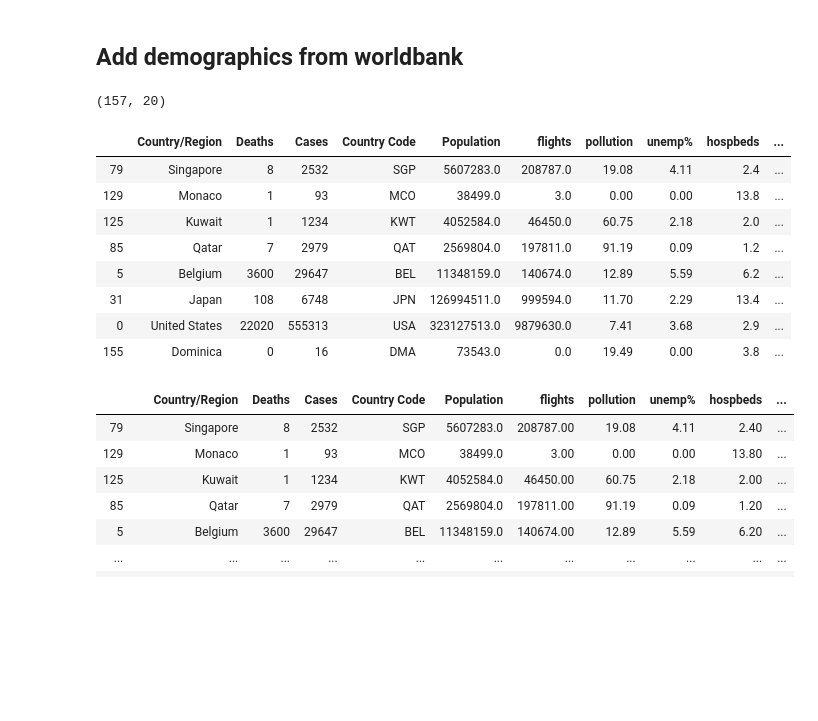
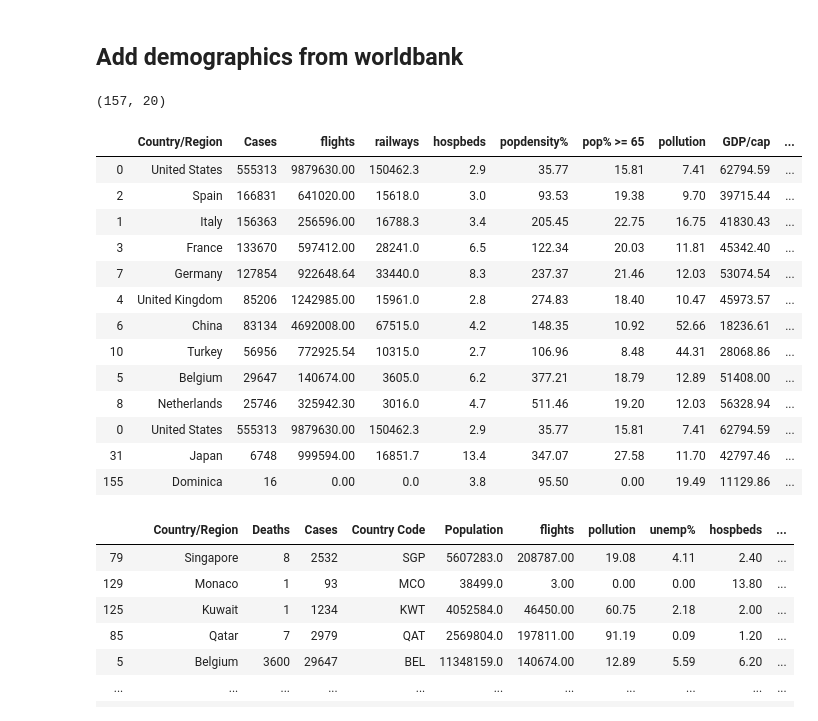
Before and after one commit to dougfoo/machineLearning, a Jupyter notebook: covid/COVID-global-clustering.ipynb, the cells around one changed output. Saved outputs shown, nothing was run; the diff lists cells and outputs as text; code cells hidden in the pictures; blank space fills up the shorter version.

Commit message:
updated correlation table

```diff
--- a/covid/COVID-global-clustering.ipynb
+++ b/covid/COVID-global-clustering.ipynb
@@ -164,44 +164,51 @@ def add_metric(indicator, colname, dfm, year='2019', debug=True):
 # rail lines http://api.worldbank.org/v2/en/indicator/IS.RRS.TOTL.KM?downloadformat=csv
 # employment F http://api.worldbank.org/v2/en/indicator/SL.TLF.CACT.FE.ZS?downloadformat=csv
 # employment M http://api.worldbank.org/v2/en/indicator/SL.TLF.CACT.MA.ZS?downloadformat=csv
 # unemployment http://api.worldbank.org/v2/en/indicator/SL.UEM.TOTL.ZS?downloadformat=csv
 # urban pop% http://api.worldbank.org/v2/en/indicator/SP.URB.TOTL.IN.ZS?downloadformat=csv
 # pollution EN.ATM.PM25.MC.M3
 # slum% indicator/ EN.POP.SLUM.UR.ZS
 
 df_gmerged3 = df_gmerged.copy()  # df_gmerged2 no longer needed
 
 df_gmerged3 = add_metric('IS.AIR.DPRT', 'flights', df_gmerged3, year='2019', debug=False)
 df_gmerged3 = add_metric('EN.ATM.PM25.MC.M3', 'pollution', df_gmerged3, year='2019', debug=False)
 df_gmerged3 = add_metric('SL.UEM.TOTL.ZS', 'unemp%', df_gmerged3, year='2019', debug=False)
 df_gmerged3 = add_metric('SH.MED.BEDS.ZS', 'hospbeds', df_gmerged3, year='2019', debug=False)
 df_gmerged3 = add_metric('IS.RRS.TOTL.KM', 'railways', df_gmerged3, year='2019', debug=False)
 df_gmerged3 = add_metric('SP.URB.TOTL.IN.ZS', 'urbanpop%', df_gmerged3, year='2019', debug=False)
 df_gmerged3 = add_metric('EN.POP.SLUM.UR.ZS', 'slum%', df_gmerged3, year='2019', debug=False)
 df_gmerged3 = add_metric('EN.POP.DNST', 'popdensity%', df_gmerged3, year='2019', debug=False)
 df_gmerged3 = add_metric('NY.GDP.PCAP.PP.CD', 'GDP/cap', df_gmerged3, year='2019', debug=False)
 df_gmerged3 = add_metric('SE.ADT.LITR.ZS', 'literacy', df_gmerged3, year='2019', debug=False)
 df_gmerged3 = add_metric('FR.INR.DPST', 'deposit rate', df_gmerged3, year='2019', debug=False)
 df_gmerged3 = add_metric('SH.DTH.COMM.ZS', 'COD disease', df_gmerged3, year='2019', debug=False)
 df_gmerged3 = add_metric('SH.IMM.IDPT', 'DTP immunized', df_gmerged3, year='2019', debug=False)
 df_gmerged3 = add_metric('SP.POP.65UP.TO.ZS', 'pop% >= 65', df_gmerged3, year='2019', debug=False)
 df_gmerged3 = add_metric('TG.VAL.TOTL.GD.ZS', 'trade%', df_gmerged3, year='2019', debug=False)
 
 
-df_gmerged3 = df_gmerged3.sort_values(by='urbanpop%', ascending=False).drop(columns=['Year'])
+df_gmerged3 = df_gmerged3.sort_values(by='Cases', ascending=False).drop(columns=['Year'])
 
-display(df_gmerged3.shape, pd.concat([df_gmerged3.head(5), df_gmerged3[df_gmerged3['Country/Region'].isin(['Japan','United States','Dominica'])]], axis=0))
+df_x = pd.concat([df_gmerged3.head(10), df_gmerged3[df_gmerged3['Country/Region'].isin(['Japan','United States','Dominica'])]], axis=0)
+
+display(df_gmerged3.shape, df_x[['Country/Region','Cases','flights','railways','hospbeds','popdensity%','pop% >= 65','pollution','GDP/cap','COD disease','urbanpop%','unemp%']])
 # %% [output]
 (157, 20)
-|  | Country/Region | Deaths | Cases | Country Code | Population | flights | pollution | unemp% | hospbeds | ... |
-| 79 | Singapore | 8 | 2532 | SGP | 5607283.0 | 208787.0 | 19.08 | 4.11 | 2.4 | ... |
-| 129 | Monaco | 1 | 93 | MCO | 38499.0 | 3.0 | 0.00 | 0.00 | 13.8 | ... |
-| 125 | Kuwait | 1 | 1234 | KWT | 4052584.0 | 46450.0 | 60.75 | 2.18 | 2.0 | ... |
-| 85 | Qatar | 7 | 2979 | QAT | 2569804.0 | 197811.0 | 91.19 | 0.09 | 1.2 | ... |
-| 5 | Belgium | 3600 | 29647 | BEL | 11348159.0 | 140674.0 | 12.89 | 5.59 | 6.2 | ... |
-| 31 | Japan | 108 | 6748 | JPN | 126994511.0 | 999594.0 | 11.70 | 2.29 | 13.4 | ... |
-| 0 | United States | 22020 | 555313 | USA | 323127513.0 | 9879630.0 | 7.41 | 3.68 | 2.9 | ... |
-| 155 | Dominica | 0 | 16 | DMA | 73543.0 | 0.0 | 19.49 | 0.00 | 3.8 | ... |
+|  | Country/Region | Cases | flights | railways | hospbeds | popdensity% | pop% >= 65 | pollution | GDP/cap | ... |
+| 0 | United States | 555313 | 9879630.00 | 150462.3 | 2.9 | 35.77 | 15.81 | 7.41 | 62794.59 | ... |
+| 2 | Spain | 166831 | 641020.00 | 15618.0 | 3.0 | 93.53 | 19.38 | 9.70 | 39715.44 | ... |
+| 1 | Italy | 156363 | 256596.00 | 16788.3 | 3.4 | 205.45 | 22.75 | 16.75 | 41830.43 | ... |
+| 3 | France | 133670 | 597412.00 | 28241.0 | 6.5 | 122.34 | 20.03 | 11.81 | 45342.40 | ... |
+| 7 | Germany | 127854 | 922648.64 | 33440.0 | 8.3 | 237.37 | 21.46 | 12.03 | 53074.54 | ... |
+| 4 | United Kingdom | 85206 | 1242985.00 | 15961.0 | 2.8 | 274.83 | 18.40 | 10.47 | 45973.57 | ... |
+| 6 | China | 83134 | 4692008.00 | 67515.0 | 4.2 | 148.35 | 10.92 | 52.66 | 18236.61 | ... |
+| 10 | Turkey | 56956 | 772925.54 | 10315.0 | 2.7 | 106.96 | 8.48 | 44.31 | 28068.86 | ... |
+| 5 | Belgium | 29647 | 140674.00 | 3605.0 | 6.2 | 377.21 | 18.79 | 12.89 | 51408.00 | ... |
+| 8 | Netherlands | 25746 | 325942.30 | 3016.0 | 4.7 | 511.46 | 19.20 | 12.03 | 56328.94 | ... |
+| 0 | United States | 555313 | 9879630.00 | 150462.3 | 2.9 | 35.77 | 15.81 | 7.41 | 62794.59 | ... |
+| 31 | Japan | 6748 | 999594.00 | 16851.7 | 13.4 | 347.07 | 27.58 | 11.70 | 42797.46 | ... |
+| 155 | Dominica | 16 | 0.00 | 0.0 | 3.8 | 95.50 | 0.00 | 19.49 | 11129.86 | ... |
 # %%
 # df_gmerged4 ready to go
 df_gmerged4 = df_gmerged3.copy()
```
Also changed, not shown: parts of 1 cell of this notebook.
